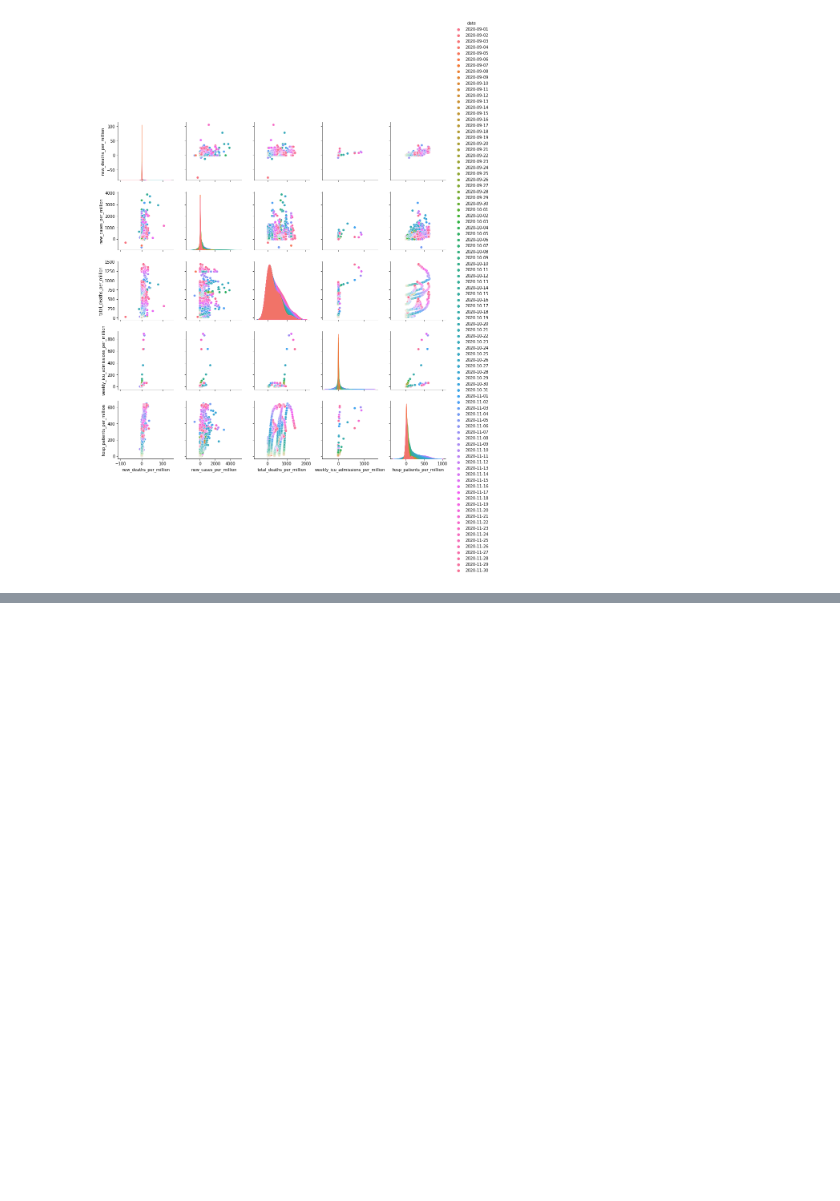
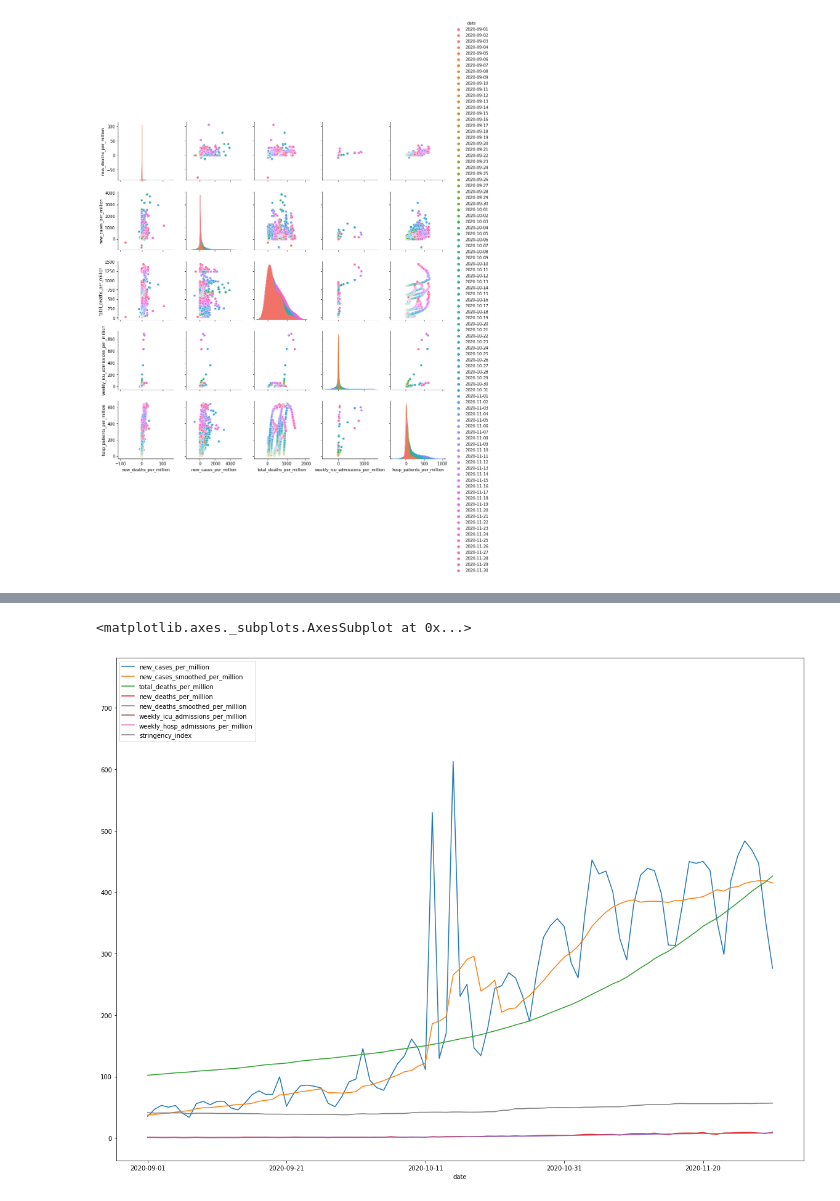
Before and after one commit to stefan-stein/Citadel-Datathon-2021, a Jupyter notebook: Charlotte - owid-covid-data.ipynb, the cells around one changed output, grey strips where cells are left out. Cells and saved outputs as stored; diff of their text form; code cells hidden in the pictures; blank space fills up the shorter version.

```diff
--- a/Charlotte - owid-covid-data.ipynb
+++ b/Charlotte - owid-covid-data.ipynb
@@ -265,5 +312,5 @@ sns.pairplot(hist_df.reset_index(), hue='date')
 <seaborn.axisgrid.PairGrid at 0x...>
 [figure]
 # %%
-new_df = young_df.groupby(['date']).mean()
-new_df.head()
+average_df = young_df.groupby(['date']).mean()
+average_df.head()
@@ -269,0 +326,15 @@ new_df.head()
+# %%
+covid_average_df = average_df[[#"total_cases_per_million",
+               "new_cases_per_million",
+               "new_cases_smoothed_per_million",
+               "total_deaths_per_million",
+               "new_deaths_per_million",
+               "new_deaths_smoothed_per_million",
+               "weekly_icu_admissions_per_million",
+               "weekly_hosp_admissions_per_million",
+               "stringency_index"]].copy()
+
+covid_average_df.plot(figsize=(20,15))
+# %% [output]
+<matplotlib.axes._subplots.AxesSubplot at 0x...>
+[figure, added]
```
Also changed, not shown: parts of 6 cells of this notebook, 1 other file.
